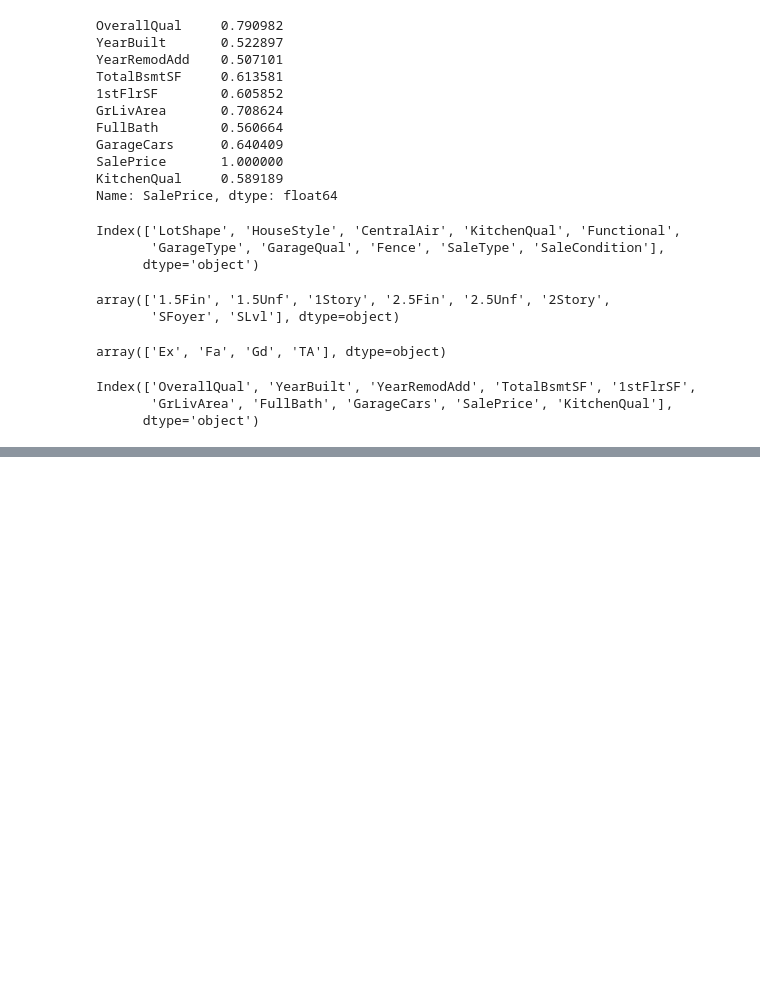
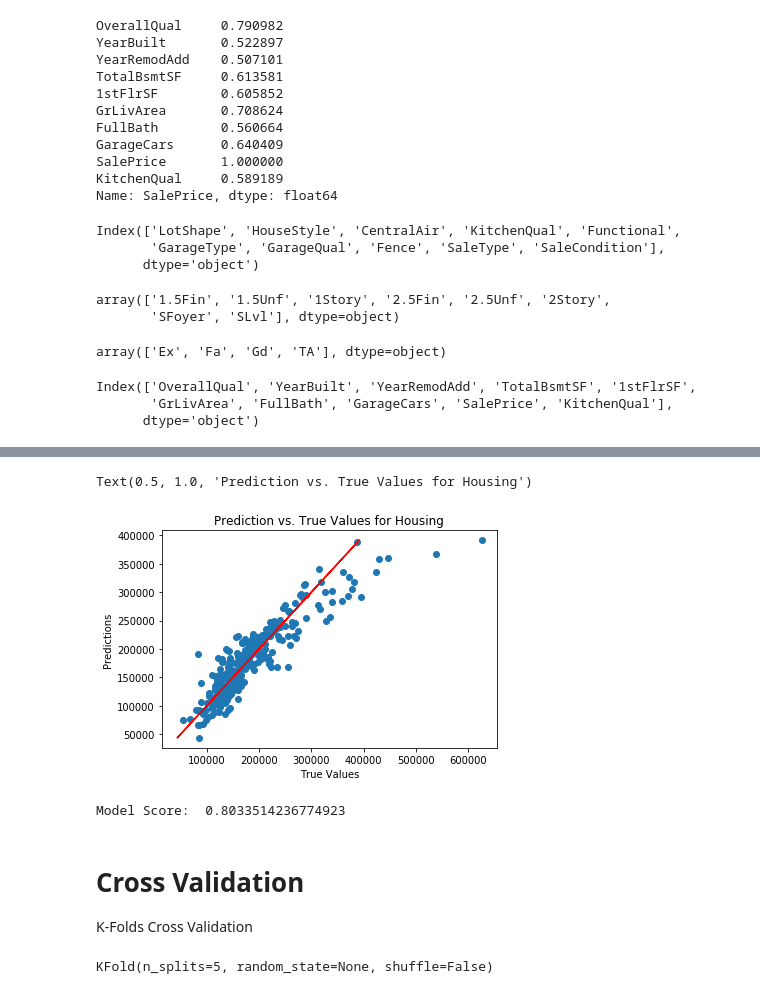
Before and after one commit to ConnorHaas03/MachineLearningProject, a Jupyter notebook: JaeMLproject.ipynb, the cells around one changed output, grey strips where cells are left out. Saved outputs shown, nothing was run; the diff lists cells and outputs as text; code cells hidden in the pictures; blank space fills up the shorter version.

```diff
--- a/Jae/JaeMLproject.ipynb
+++ b/JaeMLproject.ipynb
@@ -512,0 +570,30 @@ strong multicollinearity or other numerical problems.
+# %%
+# fit a model for one split (above) of 1469 rows into the train and test data sets
+lm = linear_model.LinearRegression()
+model = lm.fit(X_train, y_train)
+predictions = lm.predict(X_test)
+# %%
+## The line / model
+plt.scatter(y_test, predictions)   # plot the test points
+plt.plot(predictions, predictions, color='r')
+plt.xlabel("True Values")
+plt.ylabel("Predictions")
+plt.title("Prediction vs. True Values for Housing")
+# %% [output]
+Text(0.5, 1.0, 'Prediction vs. True Values for Housing')
+[figure, added]
+# %%
+print("Model Score:  {}".format(model.score(X_test, y_test)))
+# %% [output]
+Model Score:  0.8033514236774923
+# %% [markdown]
+# Cross Validation
+
+K-Folds Cross Validation
+# %%
+from sklearn.model_selection import KFold # import KFold
+kf = KFold(n_splits=5) # make 5 splits.  each test set is a different 20% of all rows
+kf.get_n_splits(X)
+print(kf)
+# %% [output]
+KFold(n_splits=5, random_state=None, shuffle=False)
```
Also changed, not shown: parts of 37 cells of this notebook, 3 other files.
